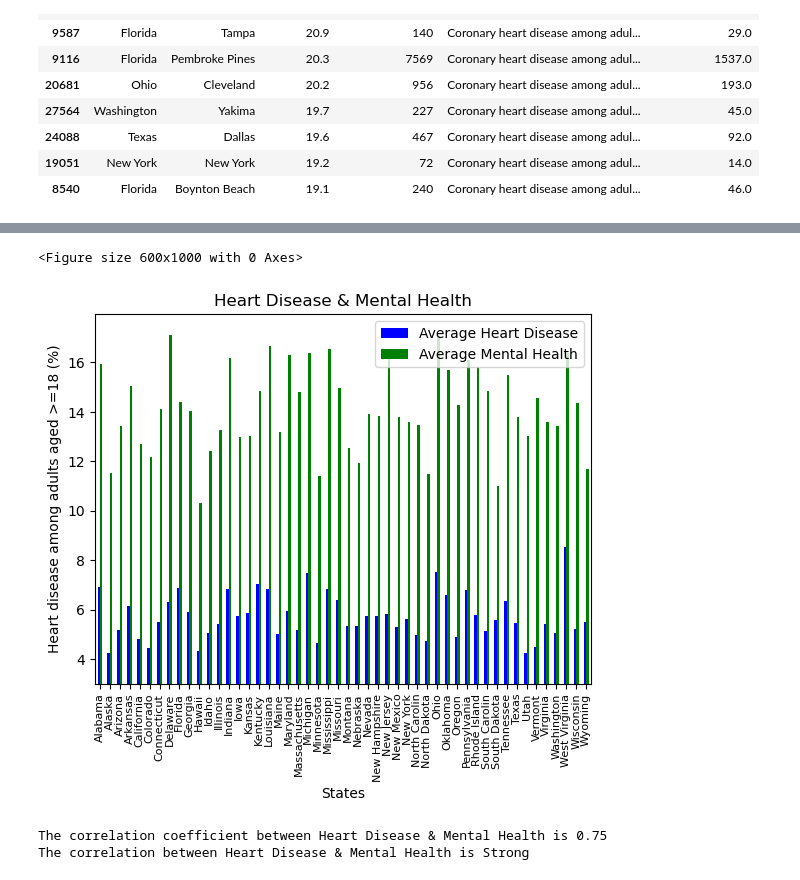
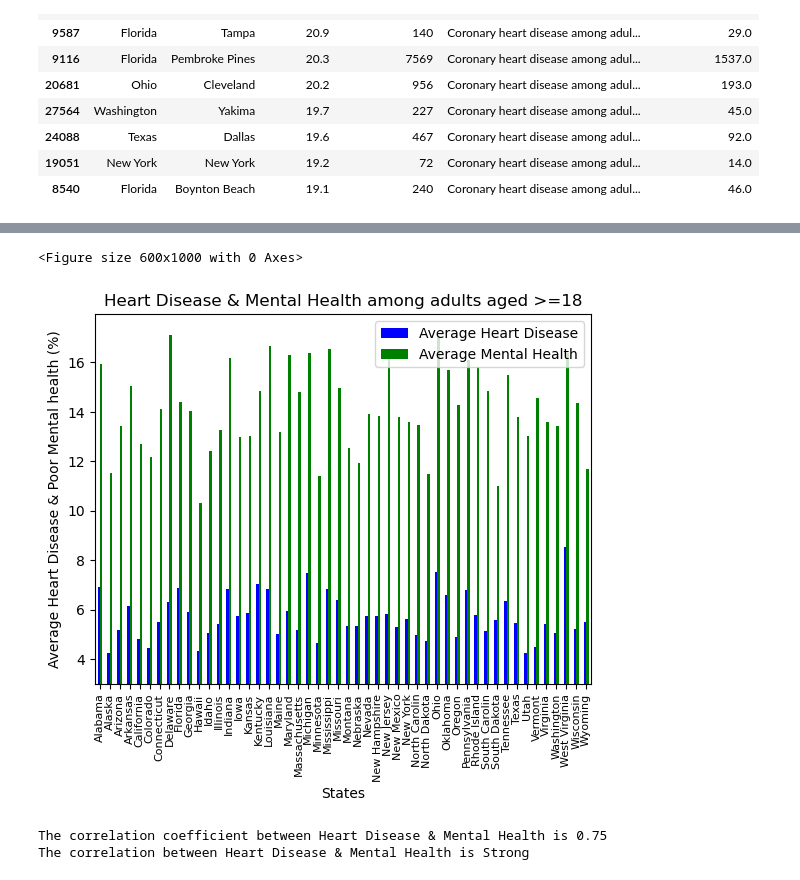
Before and after one commit to divya-jindal/project-1, a Jupyter notebook: MentalHealth_HeartDisease.ipynb, the cells around one changed output, grey strips where cells are left out. Saved outputs shown, nothing was run; the diff lists cells and outputs as text; code cells hidden in the pictures.

```diff
--- a/MentalHealth_HeartDisease.ipynb
+++ b/MentalHealth_HeartDisease.ipynb
@@ -314,25 +305,25 @@ plt.show()
 # %%
 plt.figure(figsize=(6, 10))
 mylabels=['Average Heart Disease', 'Average Mental Health']
 # plot the group in decsending order
 pd.concat([heartdisease_bar, mentalhealth_bar], axis=1).plot.bar(color=('b','g'))
 
 
 
 # Label x,y axis, legend & title
 plt.xlabel('States')
-plt.ylabel('Heart disease among adults aged >=18 (%)')
-plt.title('Heart Disease & Mental Health')
+plt.ylabel('Average Heart Disease & Poor Mental health (%)')
+plt.title('Heart Disease & Mental Health among adults aged >=18')
 plt.legend(labels=mylabels)
 
 #resize/rescale
 plt.xticks(fontsize=8)
 plt.ylim(3)
 
 plt.show()
 # %% [output]
 <Figure size 600x1000 with 0 Axes>
-[figure, old version]
+[figure, new version]
 # %%
 # scatter plot of heart disease vs mental health
 plt.scatter(heartdisease_bar, mentalhealth_bar)
```
Also changed, not shown: parts of 19 cells of this notebook.
